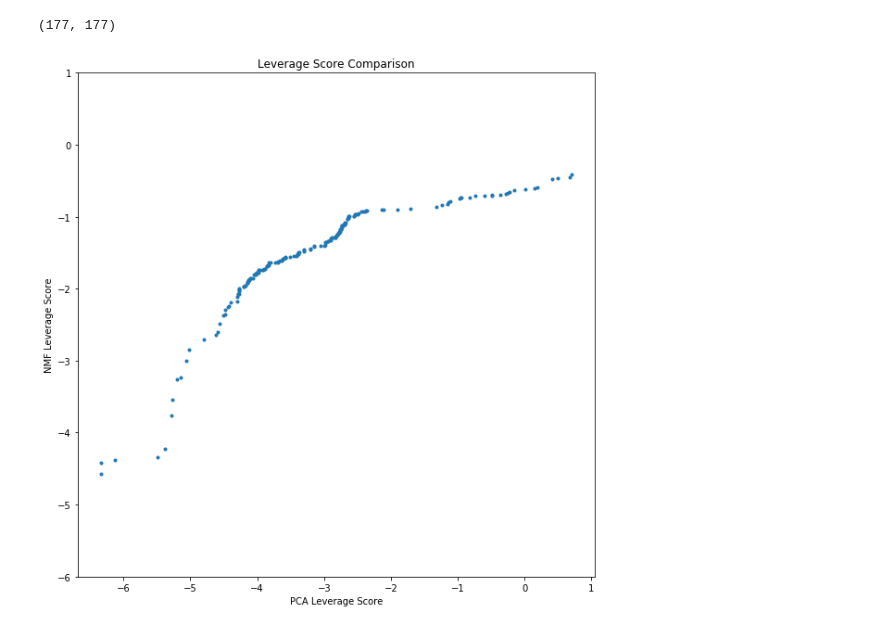
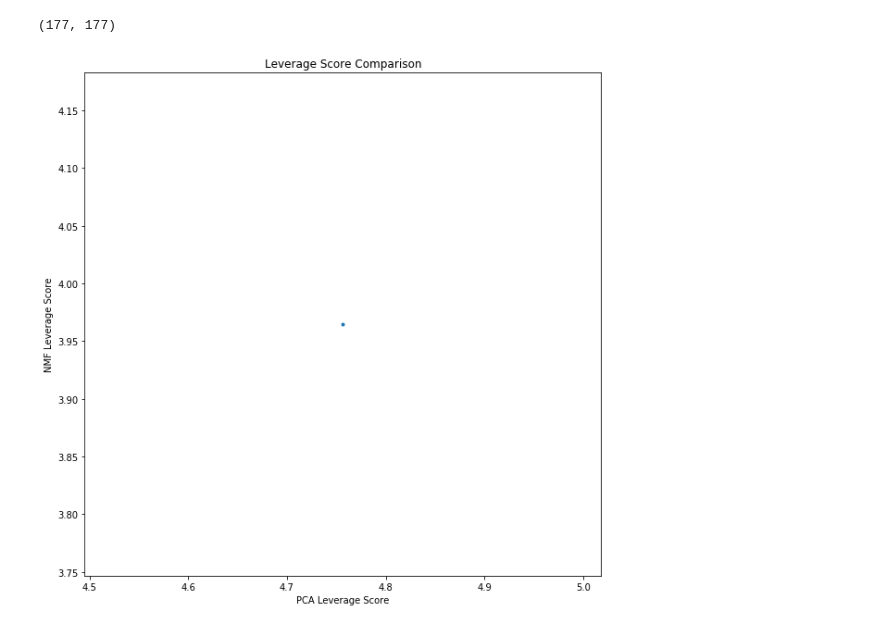
Before and after one commit to BouchardLab/ML_4_prec_prognosis, a Jupyter notebook: notebooks/pca_vs_nmf.ipynb, the cells around one changed output. Saved outputs shown, nothing was run; the diff lists cells and outputs as text; code cells hidden in the pictures.

```diff
--- a/notebooks/pca_vs_nmf.ipynb
+++ b/notebooks/pca_vs_nmf.ipynb
@@ -33,12 +33,12 @@ len(pca_values), len(nmf_values)
 (177, 177)
 # %%
 plt.figure(figsize=(10,10))
-plt.plot(np.log(pca_values), np.log(nmf_values),'.')
+plt.plot(np.linalg.norm(pca_values), np.linalg.norm(nmf_values),'.')
 plt.xlabel('PCA Leverage Score')
 plt.ylabel('NMF Leverage Score')
-plt.xticks(np.arange(-6, 2, step=1))
-plt.yticks(np.arange(-6, 2, step=1))
+# plt.xticks(np.arange(-6, 2, step=1))
+# plt.yticks(np.arange(-6, 2, step=1))
 plt.title('Leverage Score Comparison')
 plt.savefig('/Users/ahyeon/Desktop/activ misc/ls_comparison.pdf')
 # %% [output]
-[figure, old version]
+[figure, new version]
```
Also changed, not shown: 11 other files.
